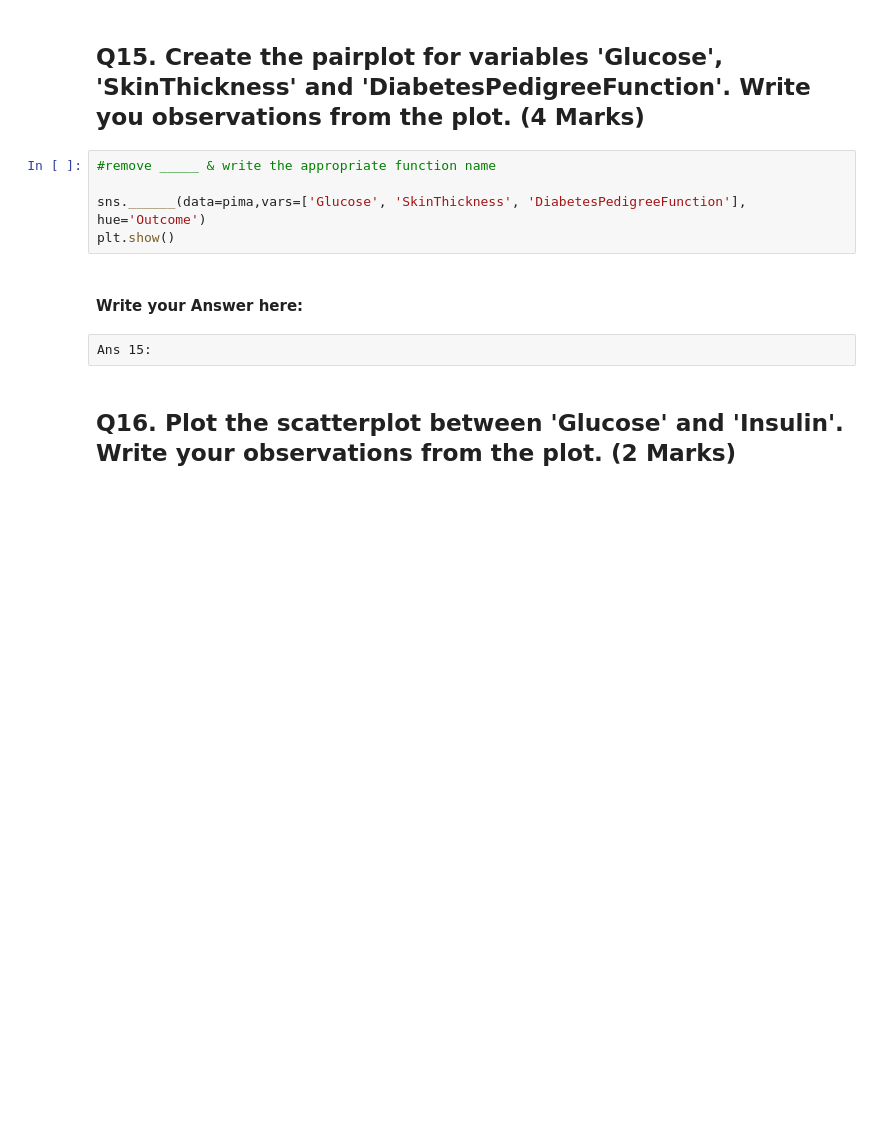
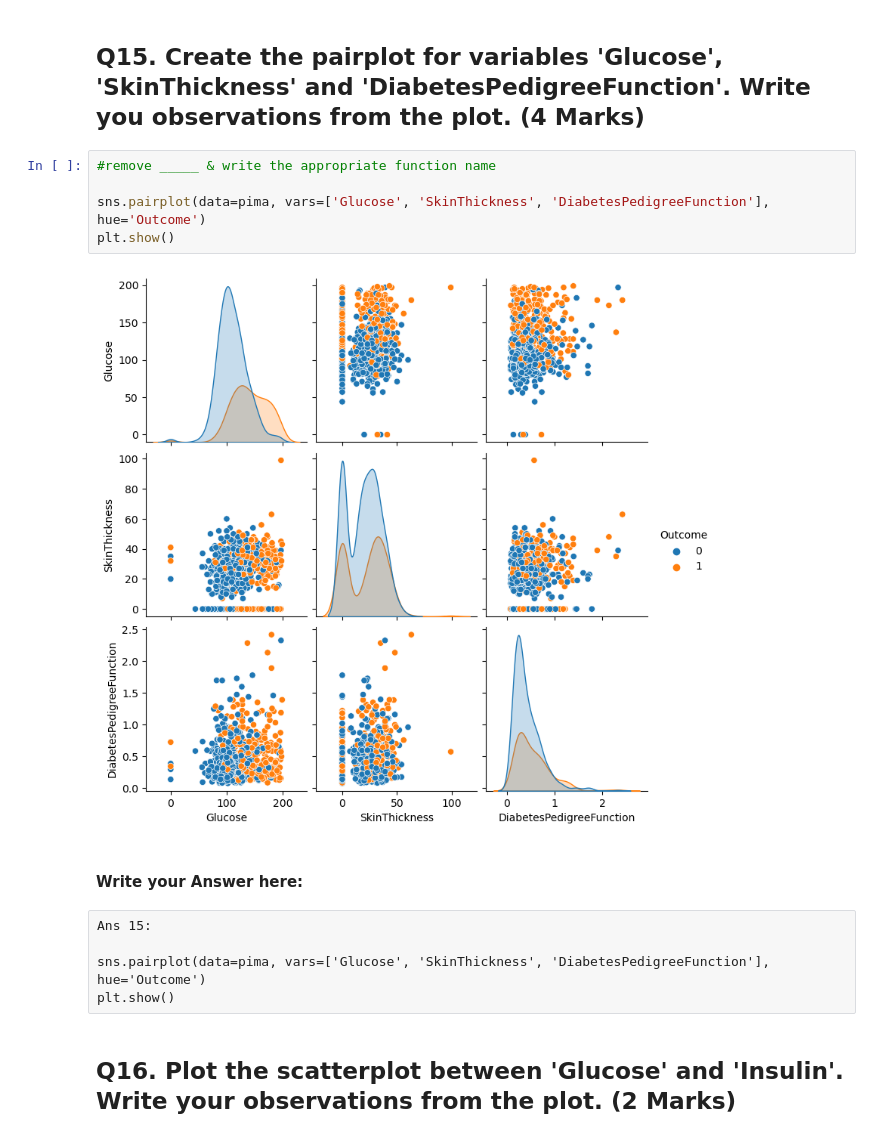
Before and after one commit to MikkoDT/MSAI516_Advanced_Programming_Language, a Jupyter notebook: Finals/MSAI_516_Project_Diabetes_Analysis.ipynb, the cells around one changed output. Cells and saved outputs as stored; diff of their text form; blank space fills up the shorter version.

```diff
--- a/Finals/MSAI_516_Project_Diabetes_Analysis.ipynb
+++ b/Finals/MSAI_516_Project_Diabetes_Analysis.ipynb
@@ -348,12 +348,17 @@ pima[(pima['BloodPressure'] == pima['BloodPressure'].median()) & (pima['BMI'] <
 # %%
 #remove _____ & write the appropriate function name
 
-sns.______(data=pima,vars=['Glucose', 'SkinThickness', 'DiabetesPedigreeFunction'], hue='Outcome')
+sns.pairplot(data=pima, vars=['Glucose', 'SkinThickness', 'DiabetesPedigreeFunction'], hue='Outcome')
 plt.show()
+# %% [output]
+[figure, added]
 # %% [markdown]
 #### Write your Answer here:
-# %% [raw]
-Ans 15:
+# %% [raw]
+Ans 15:
+
+sns.pairplot(data=pima, vars=['Glucose', 'SkinThickness', 'DiabetesPedigreeFunction'], hue='Outcome')
+plt.show()
 # %% [markdown]
 ## Q16. Plot the scatterplot between 'Glucose' and 'Insulin'. Write your observations from the plot. (2 Marks)
 # %%
```
Also changed, not shown: parts of 19 cells of this notebook, 1 other file.
